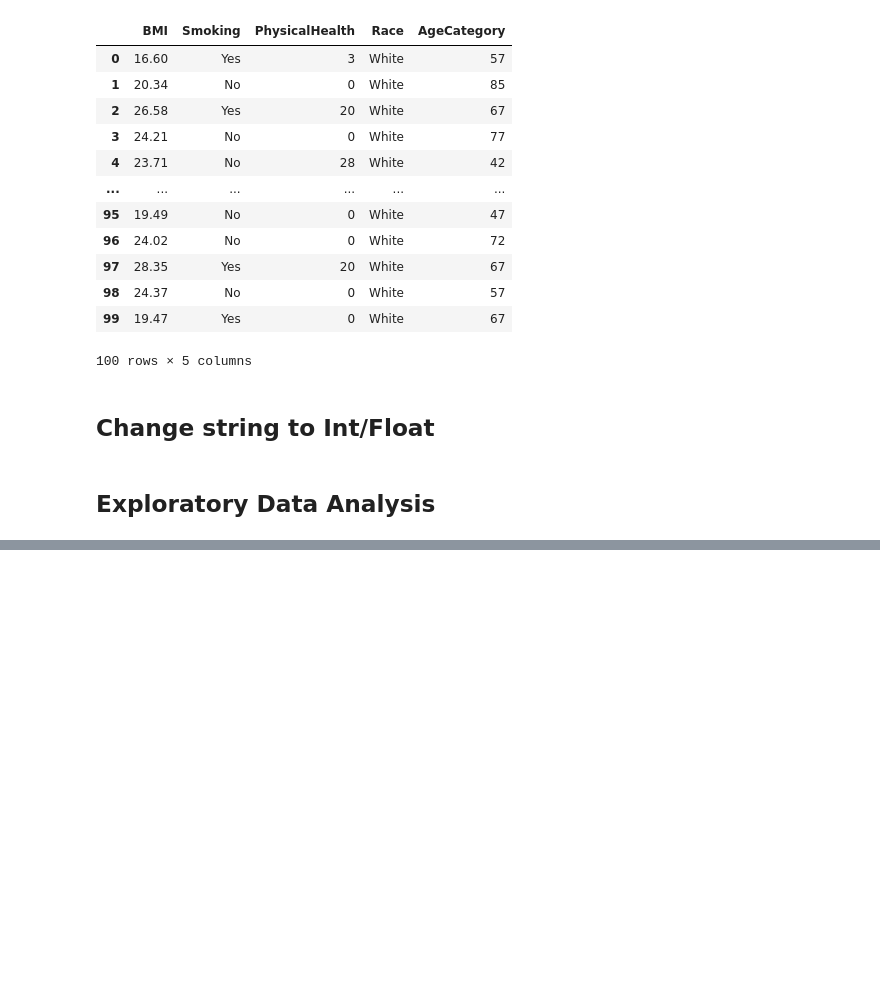
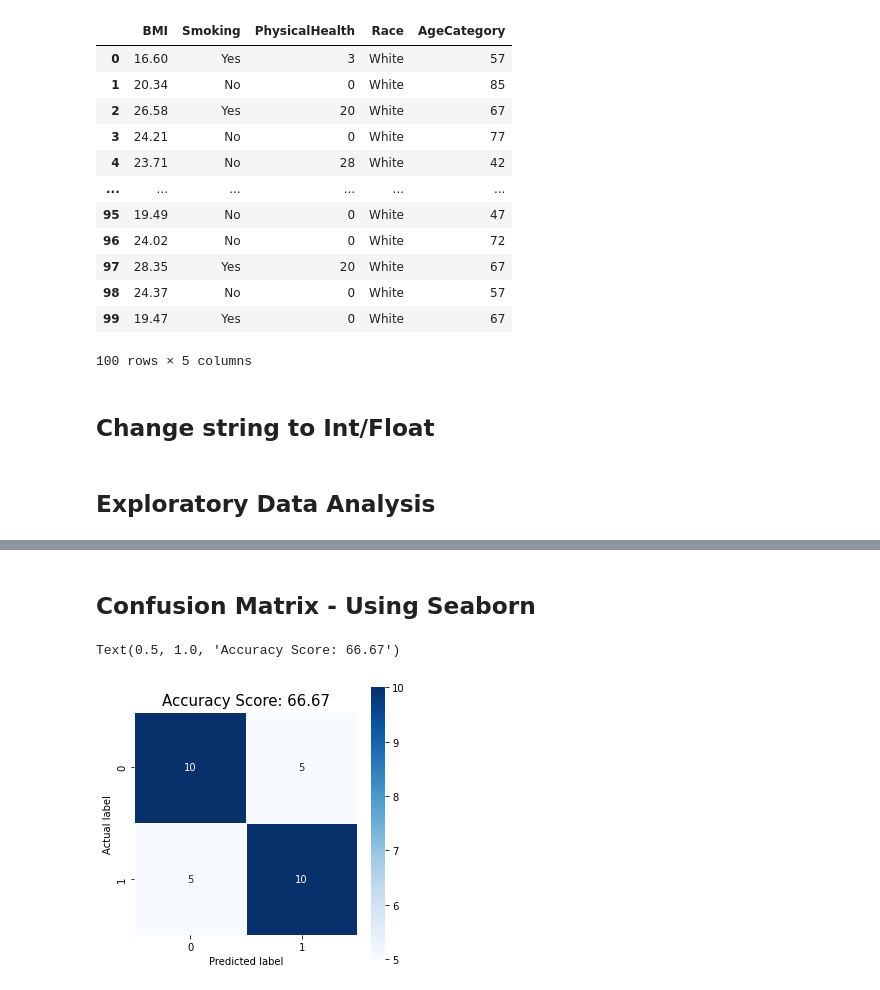
Before and after one commit to errhythm/BRACU_CSE438, a Jupyter notebook: Assignment 1/Decision Tree.ipynb, the cells around one changed output, grey strips where cells are left out. Saved outputs shown, nothing was run; the diff lists cells and outputs as text; code cells hidden in the pictures; blank space fills up the shorter version.

```diff
--- a/Assignment 1/Decision Tree.ipynb
+++ b/Assignment 1/Decision Tree.ipynb
@@ -126,0 +161,4 @@ for i in df['Race']:
+# %%
+y_pred = clf_tree.predict(X_test)
+print("Predicted values:")
+print(y_pred)
@@ -126,0 +188,13 @@ for i in df['Race']:
+# %% [markdown]
+## Confusion Matrix - Using Seaborn
+# %%
+cm = confusion_matrix(y_test, y_pred)
+plt.figure(figsize=(5,5))
+sns.heatmap(data=cm,linewidths=.5, annot=True,square = True,  cmap = 'Blues')
+plt.ylabel('Actual label')
+plt.xlabel('Predicted label')
+all_sample_title = 'Accuracy Score: {:.2f}'.format(accuracy_score(y_test,y_pred)*100)
+plt.title(all_sample_title, size = 15)
+# %% [output]
+Text(0.5, 1.0, 'Accuracy Score: 66.67')
+[figure, added]
```
Also changed, not shown: parts of 11 cells of this notebook.
